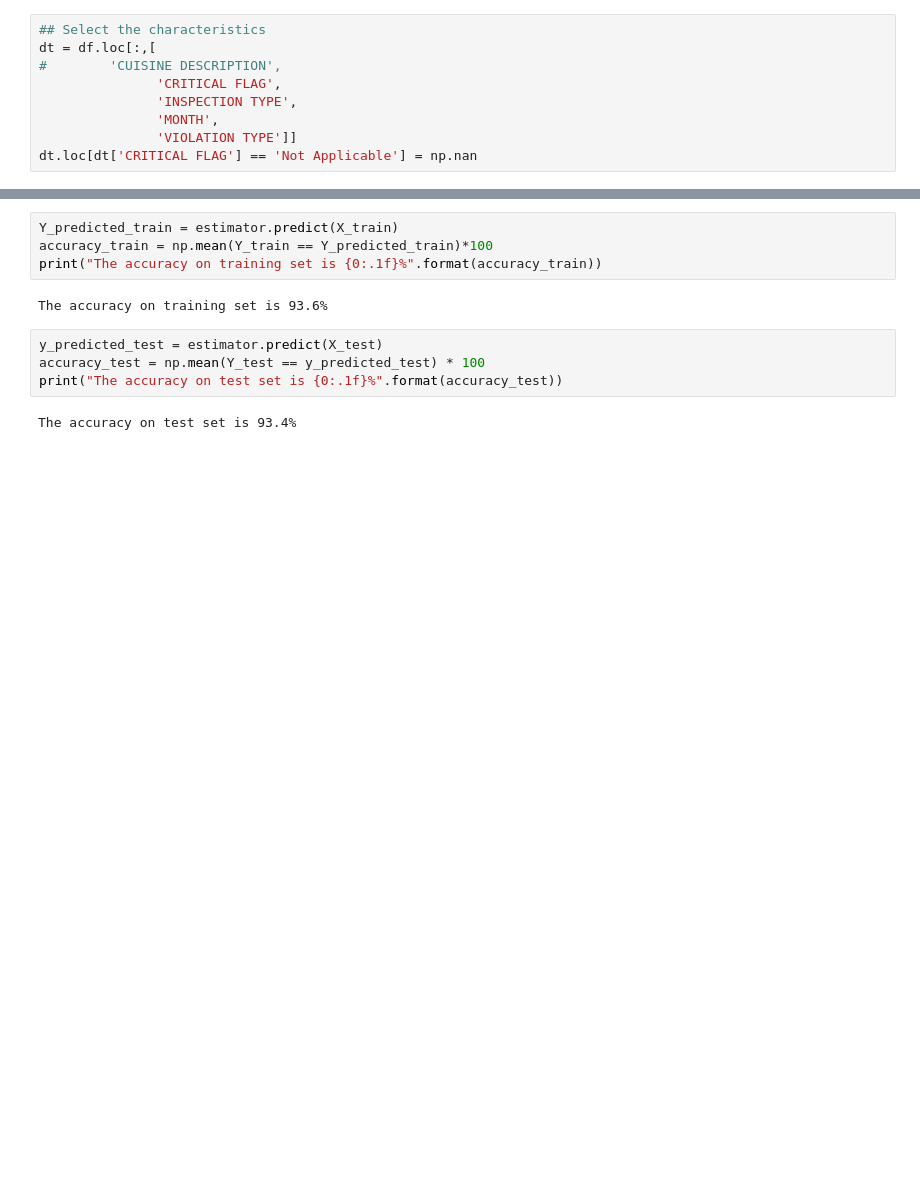
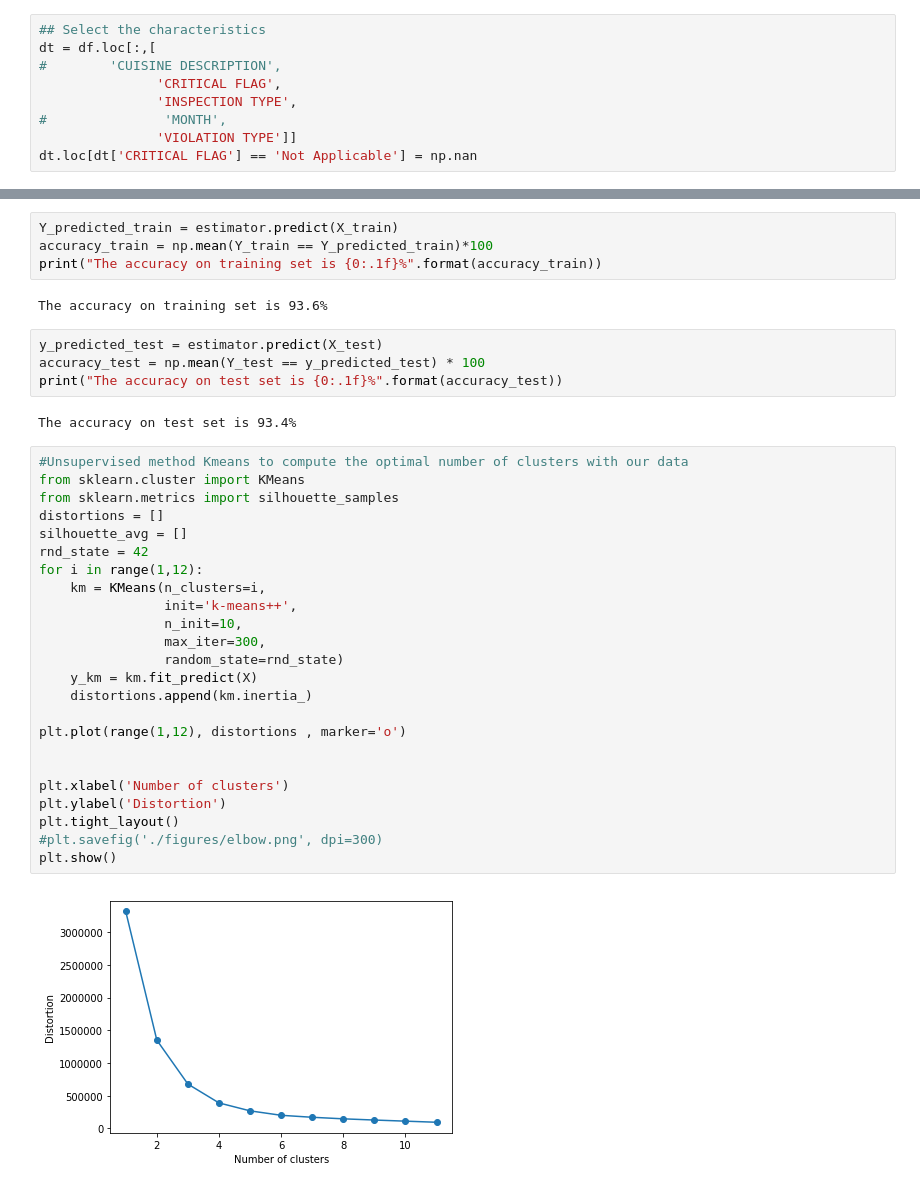
Before and after one commit to stefanopoggio/restaurant-inspection, a Jupyter notebook: Inspection_code.ipynb, the cells around one changed output, grey strips where cells are left out. Drawn from its saved outputs; the diff is of its cells as text; blank space fills up the shorter version.

```diff
--- a/Inspection_code.ipynb
+++ b/Inspection_code.ipynb
@@ -314,7 +314,7 @@ dt = df.loc[:,[
 #        'CUISINE DESCRIPTION',
                'CRITICAL FLAG',
                'INSPECTION TYPE',
-               'MONTH',
+#               'MONTH',
                'VIOLATION TYPE']]
 dt.loc[dt['CRITICAL FLAG'] == 'Not Applicable'] = np.nan
 # %%
@@ -364,3 +364,29 @@ accuracy_test = np.mean(Y_test == y_predicted_test) * 100
 print("The accuracy on test set is {0:.1f}%".format(accuracy_test))
 # %% [output]
 The accuracy on test set is 93.4%
+# %%
+#Unsupervised method Kmeans to compute the optimal number of clusters with our data
+from sklearn.cluster import KMeans
+from sklearn.metrics import silhouette_samples
+distortions = []
+silhouette_avg = []
+rnd_state = 42
+for i in range(1,12):
+    km = KMeans(n_clusters=i,
+                init='k-means++',
+                n_init=10,
+                max_iter=300,
+                random_state=rnd_state)
+    y_km = km.fit_predict(X)
+    distortions.append(km.inertia_)
+
+plt.plot(range(1,12), distortions , marker='o')
+
+
+plt.xlabel('Number of clusters')
+plt.ylabel('Distortion')
+plt.tight_layout()
+#plt.savefig('./figures/elbow.png', dpi=300)
+plt.show()
+# %% [output]
+[figure, added]
```
Also changed, not shown: parts of 3 cells of this notebook.
